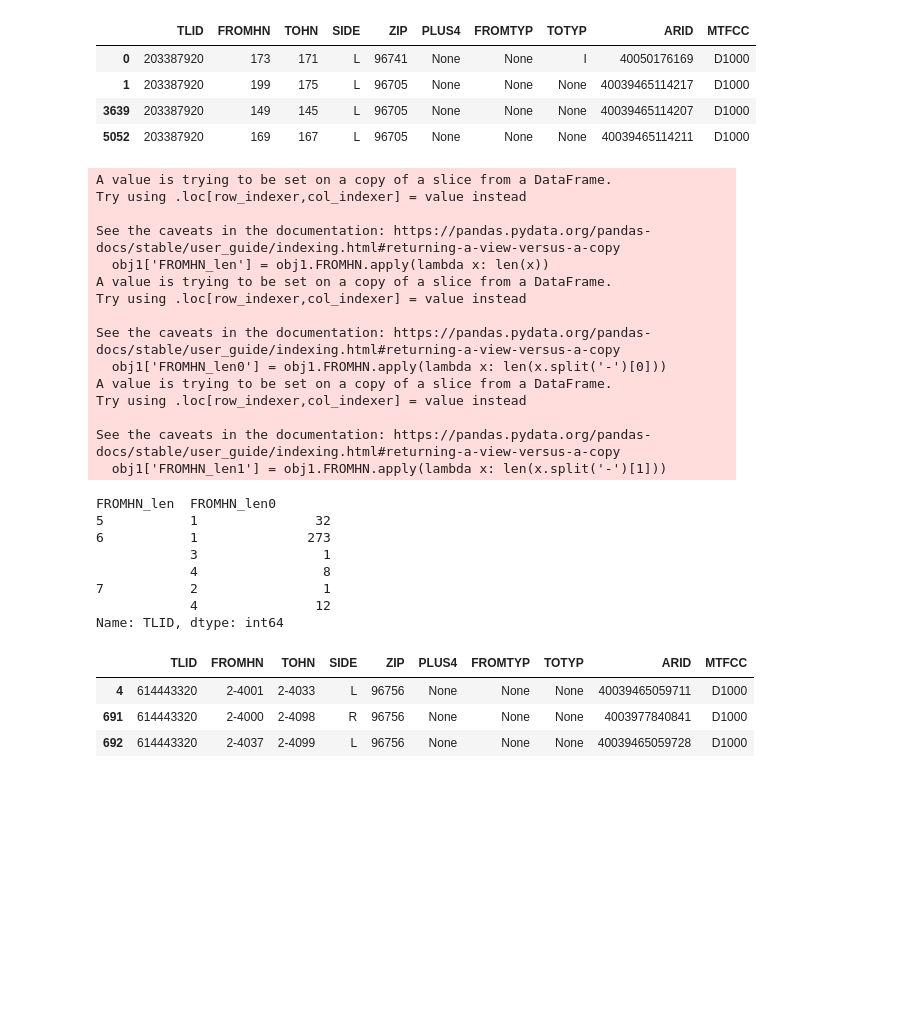
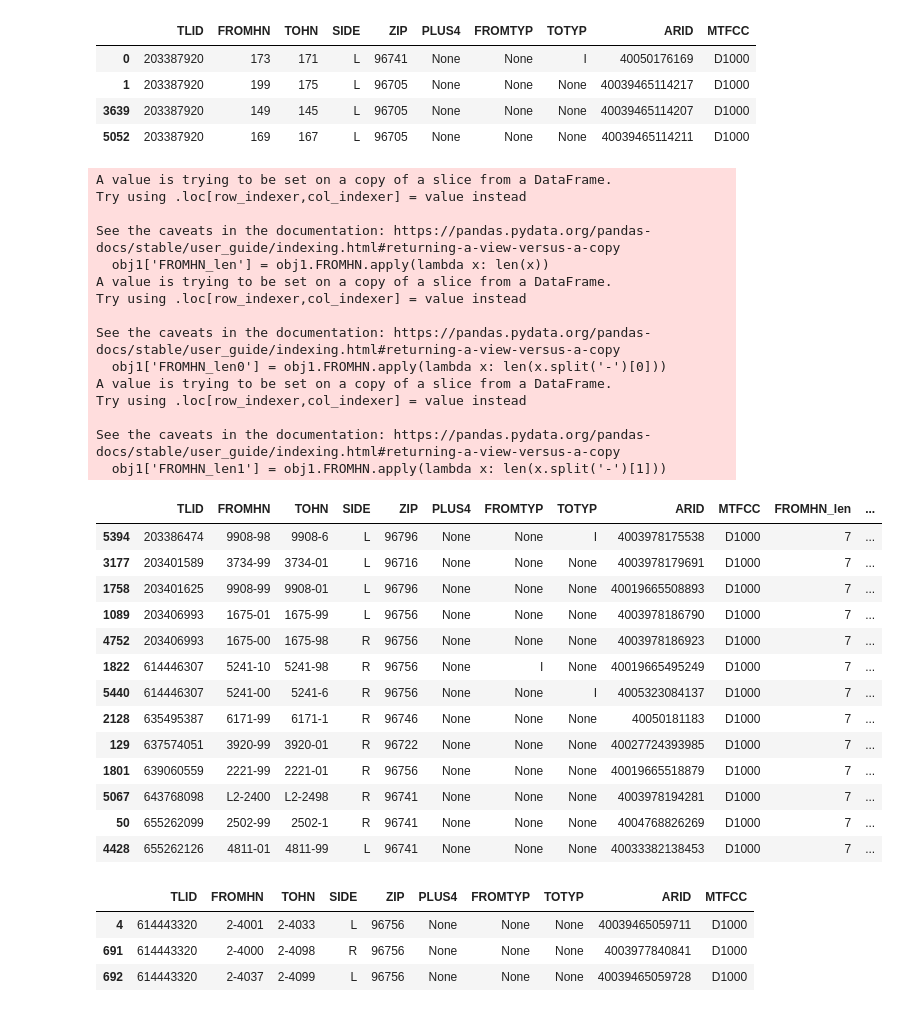
Before and after one commit to Freshwater-Initiative/Observatory, a Jupyter notebook: tutorials/inspect_ADDR_dbf.ipynb, the cells around one changed output. Drawn from its saved outputs; the diff is of its cells as text; code cells hidden in the pictures; blank space fills up the shorter version.

```diff
--- a/tutorials/inspect_ADDR_dbf.ipynb
+++ b/tutorials/inspect_ADDR_dbf.ipynb
@@ -114,41 +114,47 @@ gdf.query("TLID==203387920")
 # %%
 # search for TLID containing "-"
 obj1 = gdf.query("FROMHN.str.contains('-')", engine='python')
 
 # inspect character length
 obj1['FROMHN_len'] = obj1.FROMHN.apply(lambda x: len(x))
 obj1['FROMHN_len0'] = obj1.FROMHN.apply(lambda x: len(x.split('-')[0]))
 obj1['FROMHN_len1'] = obj1.FROMHN.apply(lambda x: len(x.split('-')[1]))
 
 obj1.groupby(['FROMHN_len','FROMHN_len0'])['TLID'].count()
 
-#obj1.loc[obj1['FROMHN_len']==5,:].sort_values('TLID')
+obj1.loc[obj1['FROMHN_len']==7,:].sort_values('TLID')
 
 #obj1['FROMHN_len'].agg(['min','max'])
 # %% [output]
 A value is trying to be set on a copy of a slice from a DataFrame.
 Try using .loc[row_indexer,col_indexer] = value instead
 
 See the caveats in the documentation: https://pandas.pydata.org/pandas-docs/stable/user_guide/indexing.html#returning-a-view-versus-a-copy
   obj1['FROMHN_len'] = obj1.FROMHN.apply(lambda x: len(x))
 A value is trying to be set on a copy of a slice from a DataFrame.
 Try using .loc[row_indexer,col_indexer] = value instead
 
 See the caveats in the documentation: https://pandas.pydata.org/pandas-docs/stable/user_guide/indexing.html#returning-a-view-versus-a-copy
   obj1['FROMHN_len0'] = obj1.FROMHN.apply(lambda x: len(x.split('-')[0]))
 A value is trying to be set on a copy of a slice from a DataFrame.
 Try using .loc[row_indexer,col_indexer] = value instead
 
 See the caveats in the documentation: https://pandas.pydata.org/pandas-docs/stable/user_guide/indexing.html#returning-a-view-versus-a-copy
   obj1['FROMHN_len1'] = obj1.FROMHN.apply(lambda x: len(x.split('-')[1]))
-FROMHN_len  FROMHN_len0
-5           1               32
-6           1              273
-            3                1
-            4                8
-7           2                1
-            4               12
-Name: TLID, dtype: int64
+|  | TLID | FROMHN | TOHN | SIDE | ZIP | PLUS4 | FROMTYP | TOTYP | ARID | MTFCC | FROMHN_len | ... |
+| 5394 | 203386474 | 9908-98 | 9908-6 | L | 96796 | None | None | I | 4003978175538 | D1000 | 7 | ... |
+| 3177 | 203401589 | 3734-99 | 3734-01 | L | 96716 | None | None | None | 4003978179691 | D1000 | 7 | ... |
+| 1758 | 203401625 | 9908-99 | 9908-01 | L | 96796 | None | None | None | 40019665508893 | D1000 | 7 | ... |
+| 1089 | 203406993 | 1675-01 | 1675-99 | L | 96756 | None | None | None | 4003978186790 | D1000 | 7 | ... |
+| 4752 | 203406993 | 1675-00 | 1675-98 | R | 96756 | None | None | None | 4003978186923 | D1000 | 7 | ... |
+| 1822 | 614446307 | 5241-10 | 5241-98 | R | 96756 | None | I | None | 40019665495249 | D1000 | 7 | ... |
+| 5440 | 614446307 | 5241-00 | 5241-6 | R | 96756 | None | None | I | 4005323084137 | D1000 | 7 | ... |
+| 2128 | 635495387 | 6171-99 | 6171-1 | R | 96746 | None | None | None | 40050181183 | D1000 | 7 | ... |
+| 129 | 637574051 | 3920-99 | 3920-01 | R | 96722 | None | None | None | 40027724393985 | D1000 | 7 | ... |
+| 1801 | 639060559 | 2221-99 | 2221-01 | R | 96756 | None | None | None | 40019665518879 | D1000 | 7 | ... |
+| 5067 | 643768098 | L2-2400 | L2-2498 | R | 96741 | None | None | None | 4003978194281 | D1000 | 7 | ... |
+| 50 | 655262099 | 2502-99 | 2502-1 | R | 96741 | None | None | None | 4004768826269 | D1000 | 7 | ... |
+| 4428 | 655262126 | 4811-01 | 4811-99 | L | 96741 | None | None | None | 40033382138453 | D1000 | 7 | ... |
 # %%
 # search for TLID 614443320
 gdf.query("TLID==614443320")
```
Also changed, not shown: parts of 1 cell of this notebook.
